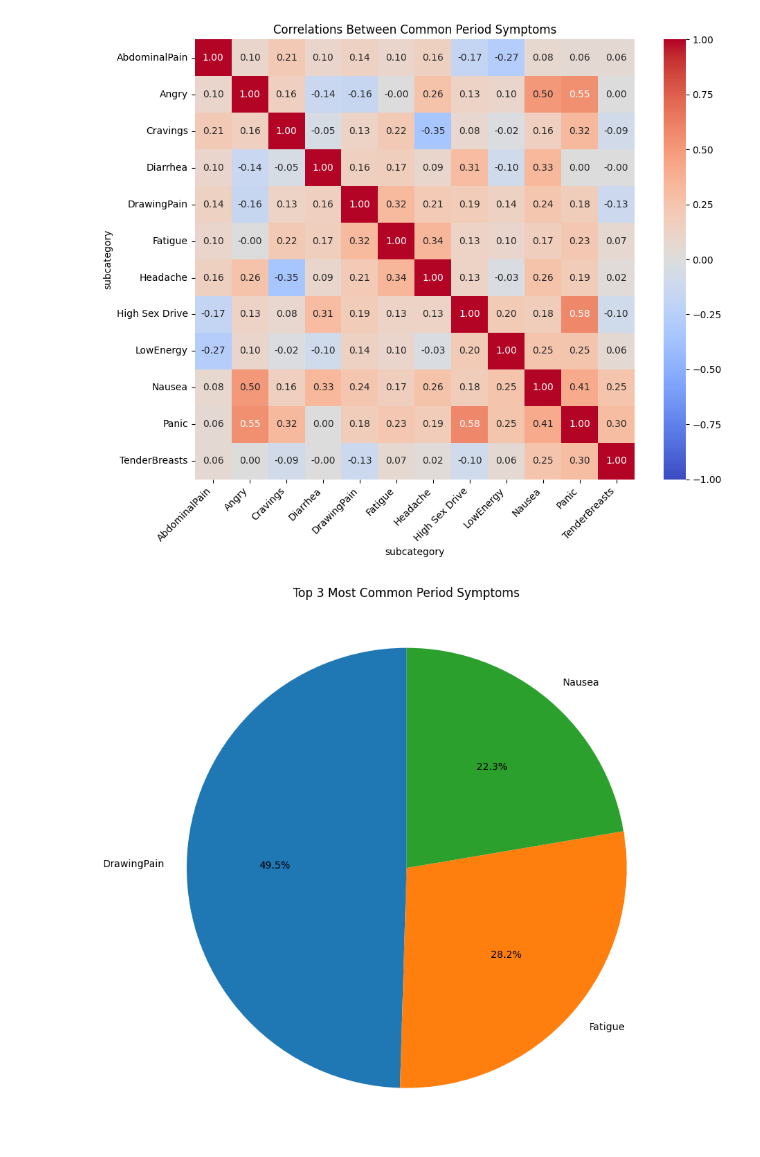
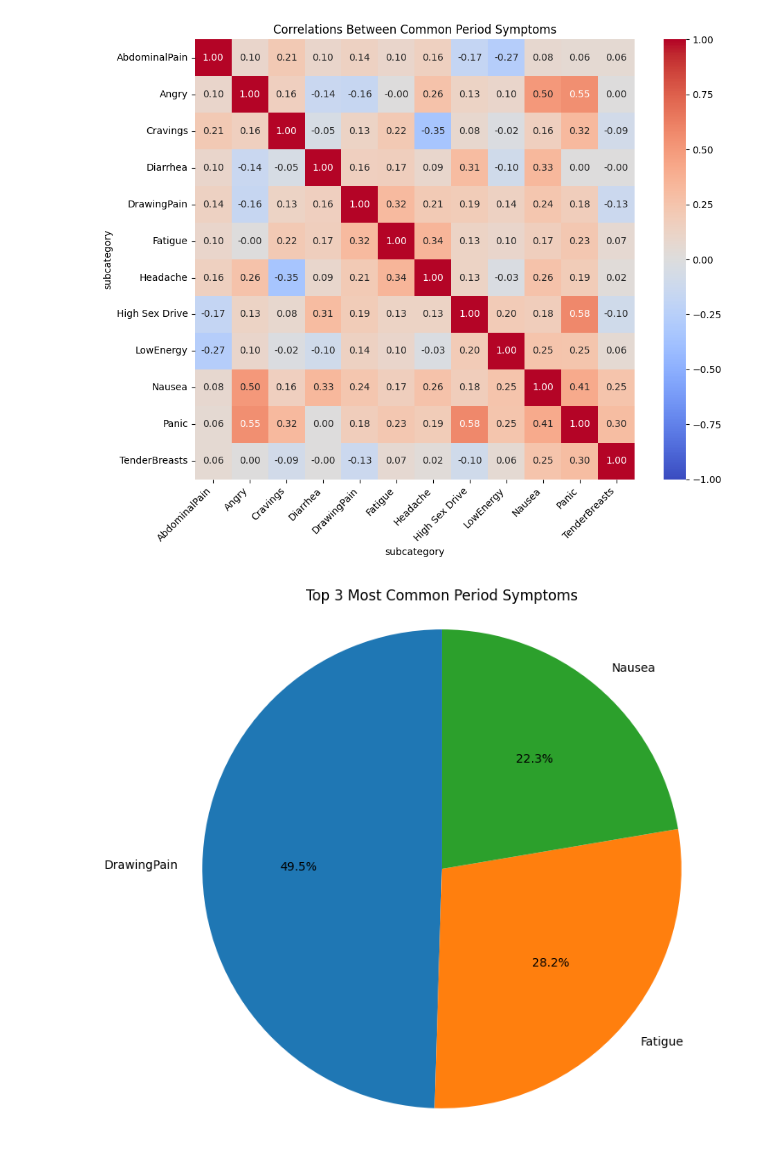
Before and after one commit to yinimini/Menstrual-Symptoms-Analysis-, a Jupyter notebook: explore/extract_explore_test.ipynb, the cells around one changed output. Drawn from its saved outputs; the diff is of its cells as text; code cells hidden in the pictures.

```diff
--- a/explore/extract_explore_test.ipynb
+++ b/explore/extract_explore_test.ipynb
@@ -350,26 +350,27 @@ plt.show()
 Top 3 most appeared symptoms: Index(['DrawingPain', 'Fatigue', 'Nausea'], dtype='str', name='subcategory')
 [figure]
 # %%
+# ------- top three most appeared symptoms during periods ---------
+
 # Convert created_at to datetime
 period_data["created_at"] = pd.to_datetime(period_data["created_at"])
 
 # Create pie chart for top 3 most appeared symptoms during periods
 plt.figure(figsize=(8, 8))
 
 plt.pie(
     period_data["subcategory"].value_counts().head(3).values,
     labels=period_data["subcategory"].value_counts().head(3).index,
     autopct="%1.1f%%",
     startangle=90
 )
 
 plt.title("Top 3 Most Common Period Symptoms")
 plt.axis("equal")
-plt.tight_layout()
 plt.savefig("../plots/top_3_symptoms.png")
 plt.show()
 # %% [output]
-[figure, old version]
+[figure, new version]
 # %%
 # Analysis checklist:
 
```
Also changed, not shown: parts of 2 cells of this notebook, 3 other files.
